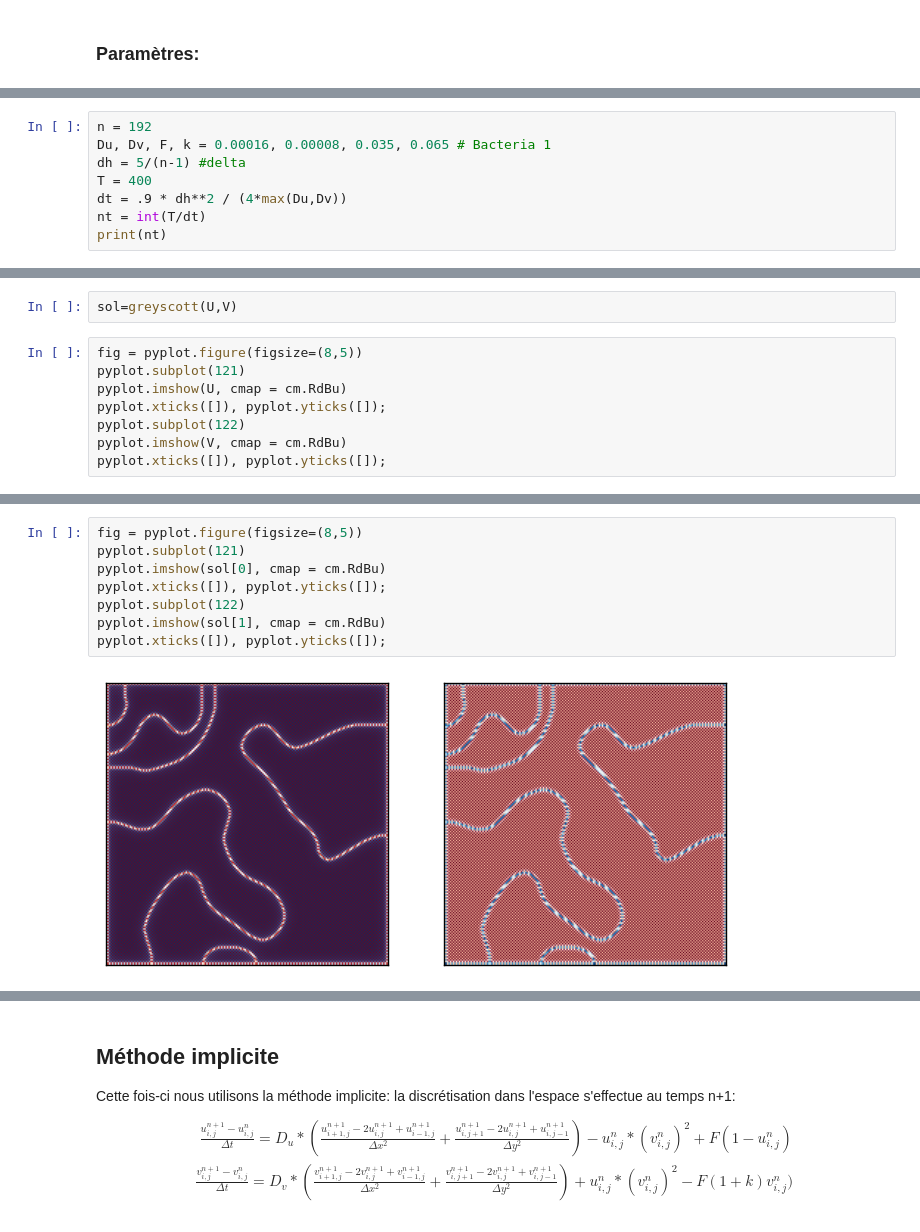
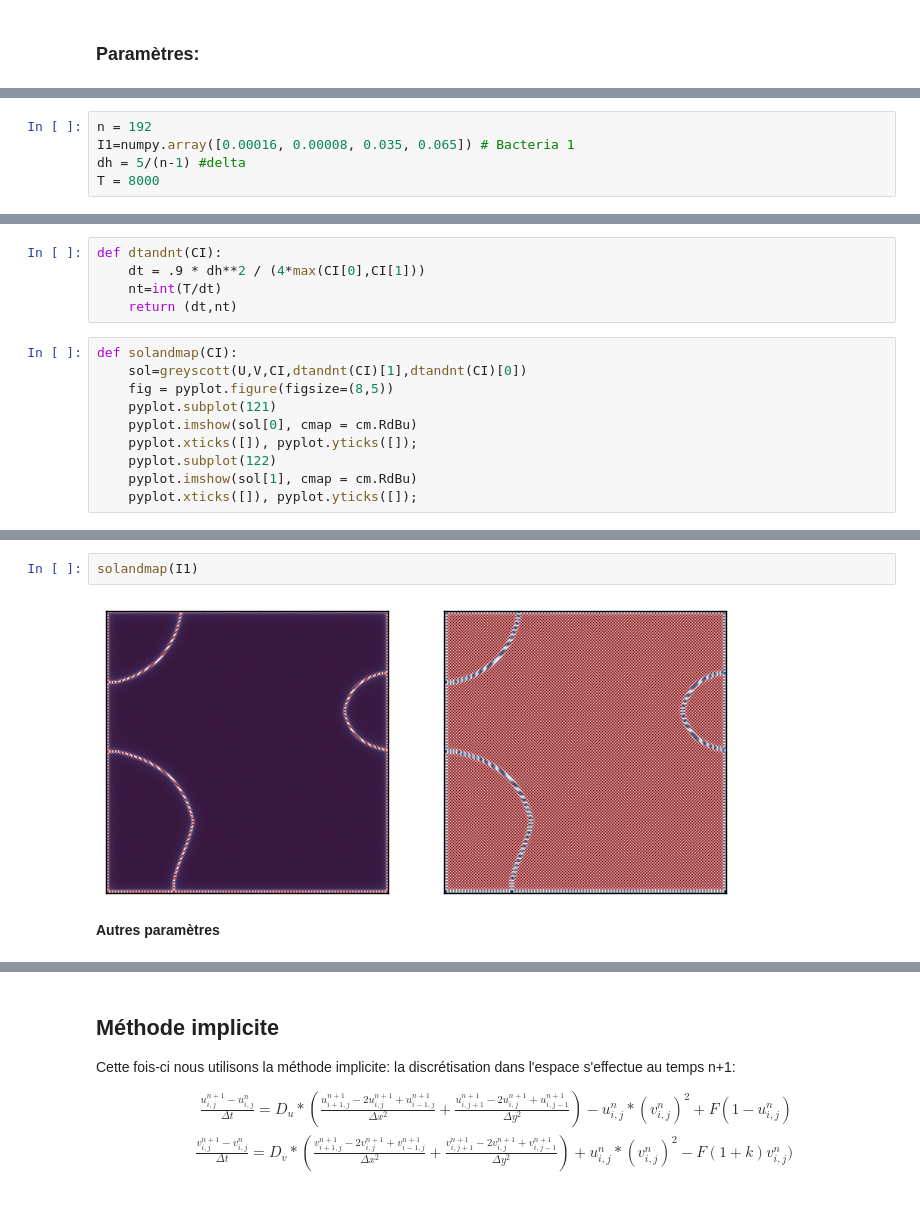
Before and after one commit to be-rays/Module4, a Jupyter notebook: Greyscott.ipynb, the cells around one changed output, grey strips where cells are left out. Drawn from its saved outputs; the diff is of its cells as text.

```diff
--- a/Greyscott.ipynb
+++ b/Greyscott.ipynb
@@ -84,8 +102,5 @@ v_{i,j}^{n+1}=v_{i,j}^{n}*(1-4\frac{\Delta t*Dv}{\delta^2})+\Delta t(Dv*(\frac{v
 # %%
 n = 192
-Du, Dv, F, k = 0.00016, 0.00008, 0.035, 0.065 # Bacteria 1
+I1=numpy.array([0.00016, 0.00008, 0.035, 0.065]) # Bacteria 1
 dh = 5/(n-1) #delta
-T = 400
-dt = .9 * dh**2 / (4*max(Du,Dv))
-nt = int(T/dt)
-print(nt)
+T = 8000
@@ -116,10 +107,15 @@ def greyscott(u0,v0):
-# %%
-sol=greyscott(U,V)
+# %%
+def dtandnt(CI):
+    dt = .9 * dh**2 / (4*max(CI[0],CI[1]))
+    nt=int(T/dt)
+    return (dt,nt)
 # %%
-fig = pyplot.figure(figsize=(8,5))
-pyplot.subplot(121)
-pyplot.imshow(U, cmap = cm.RdBu)
-pyplot.xticks([]), pyplot.yticks([]);
-pyplot.subplot(122)
-pyplot.imshow(V, cmap = cm.RdBu)
-pyplot.xticks([]), pyplot.yticks([]);
+def solandmap(CI):
+    sol=greyscott(U,V,CI,dtandnt(CI)[1],dtandnt(CI)[0])
+    fig = pyplot.figure(figsize=(8,5))
+    pyplot.subplot(121)
+    pyplot.imshow(sol[0], cmap = cm.RdBu)
+    pyplot.xticks([]), pyplot.yticks([]);
+    pyplot.subplot(122)
+    pyplot.imshow(sol[1], cmap = cm.RdBu)
+    pyplot.xticks([]), pyplot.yticks([]);
@@ -128,10 +122,6 @@ pyplot.xticks([]), pyplot.yticks([]);
-# %%
-fig = pyplot.figure(figsize=(8,5))
-pyplot.subplot(121)
-pyplot.imshow(sol[0], cmap = cm.RdBu)
-pyplot.xticks([]), pyplot.yticks([]);
-pyplot.subplot(122)
-pyplot.imshow(sol[1], cmap = cm.RdBu)
-pyplot.xticks([]), pyplot.yticks([]);
-# %% [output]
-[figure, removed]
+# %%
+solandmap(I1)
+# %% [output]
+[figure, added]
+# %% [markdown]
+**Autres paramètres**
```
Also changed, not shown: parts of 8 cells of this notebook.
